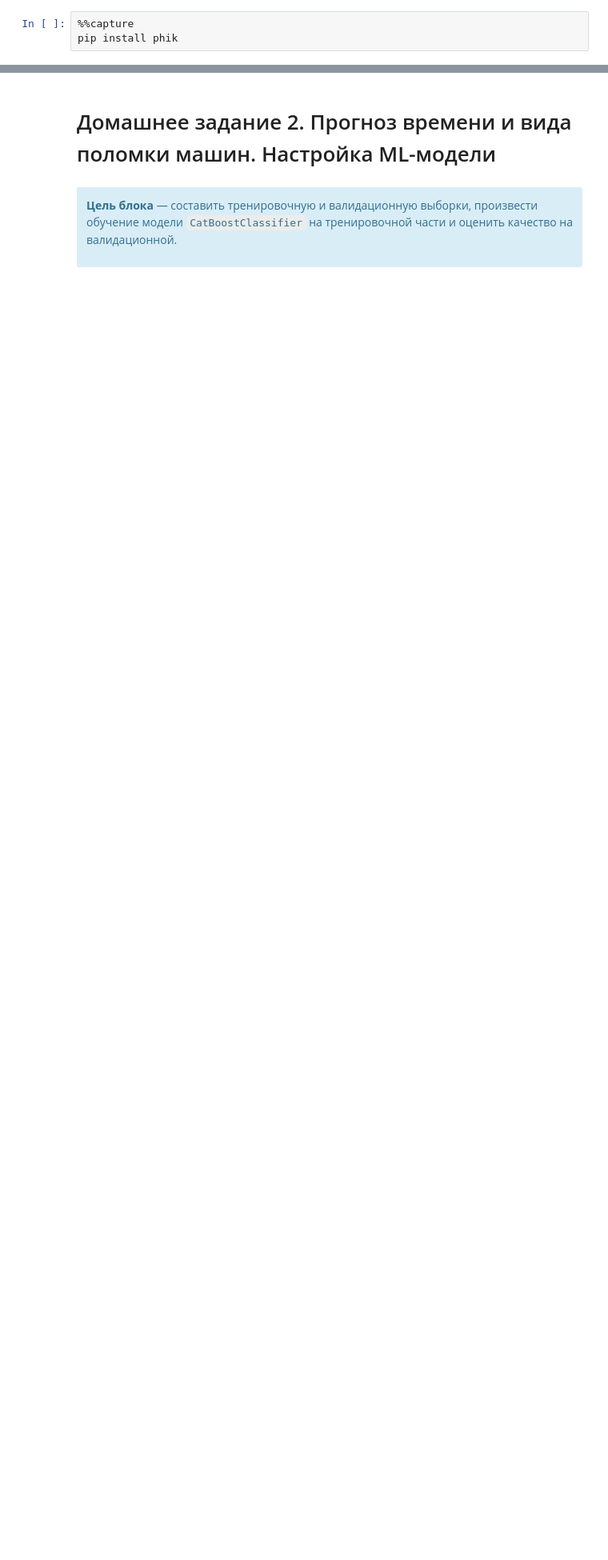
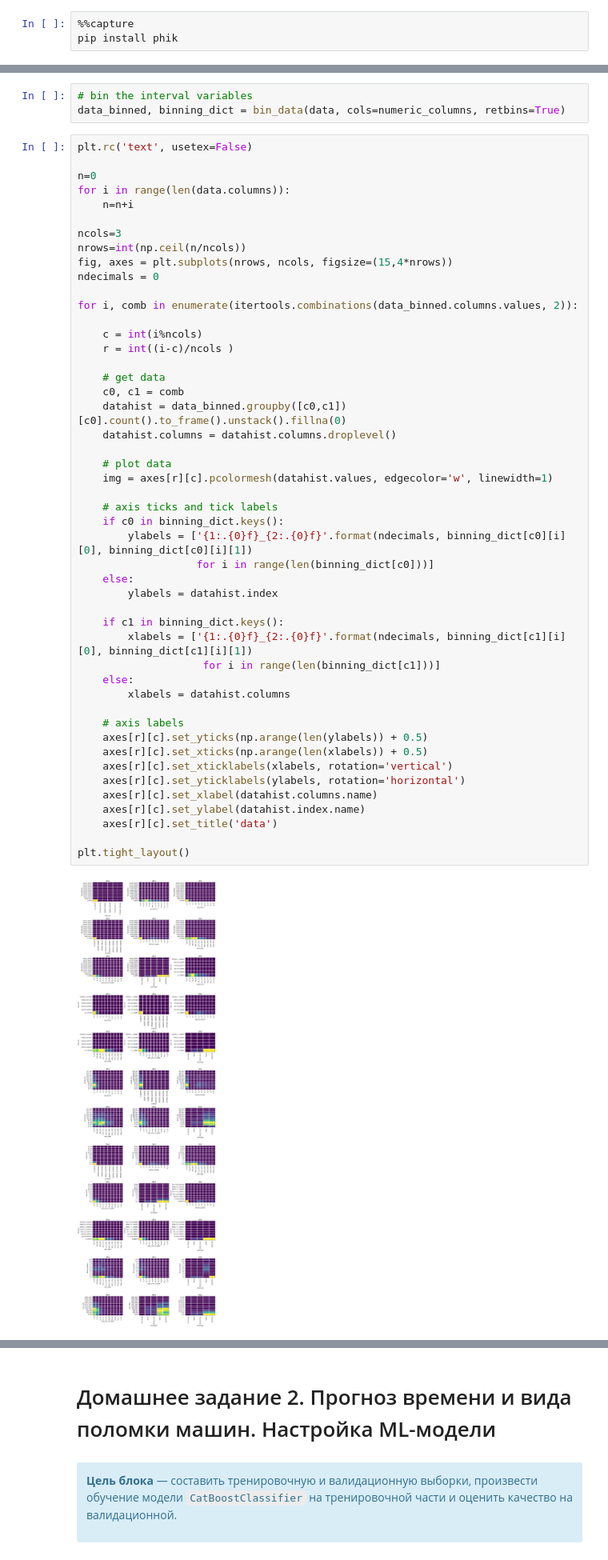
Before and after one commit to ArtemAmentes/C_DS, a Jupyter notebook: asset-v1_SkillFactory+MFTIDS+SEP2023+type@asset+block@Домашние_задания_Соревновательныи__DS.ipynb, the cells around one changed output, grey strips where cells are left out. Shown at 80% size. Saved outputs shown, nothing was run; the diff lists cells and outputs as text; blank space fills up the shorter version.

```diff
--- a/asset-v1_SkillFactory+MFTIDS+SEP2023+type@asset+block@Домашние_задания_Соревновательныи__DS.ipynb
+++ b/asset-v1_SkillFactory+MFTIDS+SEP2023+type@asset+block@Домашние_задания_Соревновательныи__DS.ipynb
@@ -527,3 +604,56 @@ KeyboardInterrupt:
+# %%
+# bin the interval variables
+data_binned, binning_dict = bin_data(data, cols=numeric_columns, retbins=True)
+# %%
+plt.rc('text', usetex=False)
+
+n=0
+for i in range(len(data.columns)):
+    n=n+i
+
+ncols=3
+nrows=int(np.ceil(n/ncols))
+fig, axes = plt.subplots(nrows, ncols, figsize=(15,4*nrows))
+ndecimals = 0
+
+for i, comb in enumerate(itertools.combinations(data_binned.columns.values, 2)):
+
+    c = int(i%ncols)
+    r = int((i-c)/ncols )
+
+    # get data
+    c0, c1 = comb
+    datahist = data_binned.groupby([c0,c1])[c0].count().to_frame().unstack().fillna(0)
+    datahist.columns = datahist.columns.droplevel()
+
+    # plot data
+    img = axes[r][c].pcolormesh(datahist.values, edgecolor='w', linewidth=1)
+
+    # axis ticks and tick labels
+    if c0 in binning_dict.keys():
+        ylabels = ['{1:.{0}f}_{2:.{0}f}'.format(ndecimals, binning_dict[c0][i][0], binning_dict[c0][i][1])
+                   for i in range(len(binning_dict[c0]))]
+    else:
+        ylabels = datahist.index
+
+    if c1 in binning_dict.keys():
+        xlabels = ['{1:.{0}f}_{2:.{0}f}'.format(ndecimals, binning_dict[c1][i][0], binning_dict[c1][i][1])
+                    for i in range(len(binning_dict[c1]))]
+    else:
+        xlabels = datahist.columns
+
+    # axis labels
+    axes[r][c].set_yticks(np.arange(len(ylabels)) + 0.5)
+    axes[r][c].set_xticks(np.arange(len(xlabels)) + 0.5)
+    axes[r][c].set_xticklabels(xlabels, rotation='vertical')
+    axes[r][c].set_yticklabels(ylabels, rotation='horizontal')
+    axes[r][c].set_xlabel(datahist.columns.name)
+    axes[r][c].set_ylabel(datahist.index.name)
+    axes[r][c].set_title('data')
+
+plt.tight_layout()
+# %% [output]
+[figure, added]
 # %%
 from sklearn.ensemble import RandomForestClassifier
 from sklearn.inspection import permutation_importance
```
Also changed, not shown: parts of 45 cells of this notebook.
